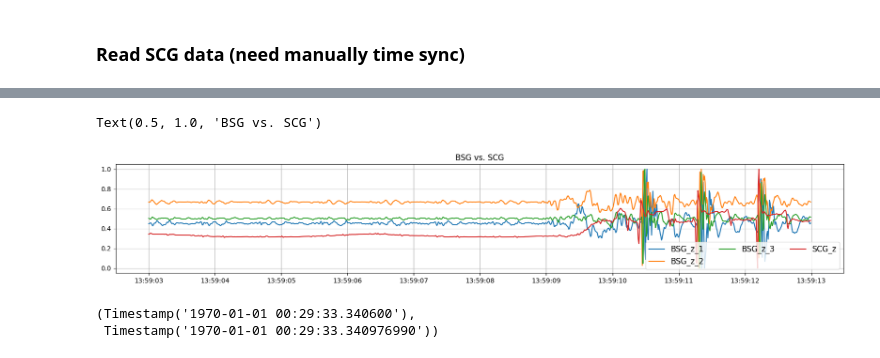
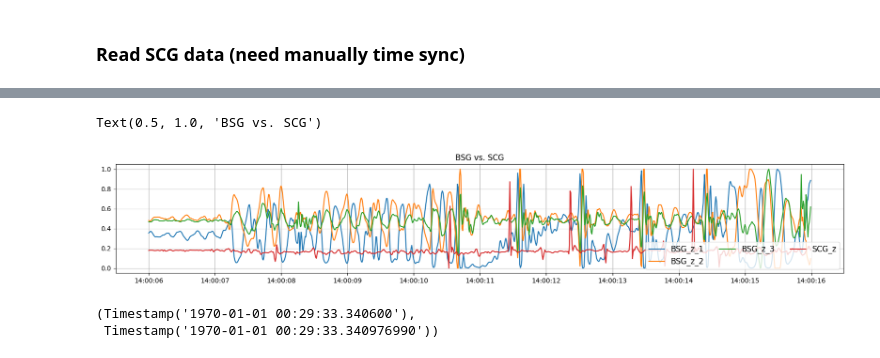
Before and after one commit to ZYY0844/CoreDemo_YY, a Jupyter notebook: processing/data_processing.ipynb, the cells around one changed output, grey strips where cells are left out. Drawn from its saved outputs; the diff is of its cells as text; code cells hidden in the pictures.

Commit message:
data process protocol

```diff
--- a/processing/data_processing.ipynb
+++ b/processing/data_processing.ipynb
@@ -240 +484,33 @@ cur_struct
+# %%
+status = 'test'
+bed_reading = np.load(f'../data/bed_AF_ID_30_compare_{status}.npy', allow_pickle=True).item()
+bed_reading_2 = np.load(f'../data/bed_AF_ID_30_up_{status}.npy', allow_pickle=True).item()
+bed_reading_3 = np.load(f'../data/bed_AF_ID_18_mid_{status}.npy', allow_pickle=True).item()
+signal = bed_reading['data']
+signal_2 = bed_reading_2['data']
+signal_3 = bed_reading_3['data']
+timestamps = bed_reading['timestamps']
+
+
+
+file_name = f'../data/device_device1_{status}.npy'
+scg_reading = np.load(file_name, allow_pickle=True)
+scg_reading.shape
+ts_scg = scg_reading[:, 0]
+# scg_z = (scg_reading[:, 3])
+# true_len_scg = (timestamps[-1]-timestamps[0])/1e9*62
+# print(len(scg_reading[:, 3]), true_len_scg)
+
+# ts_scg, scg_z = resample_with_timestamps(ts_scg, scg_z, target_fs = 100)
+# # env, scg_z = extract_hilbert_envelope_and_remove(scg_z, smooth_win=101, remove_method="divide")
+# print(len(signal_2[0]), len(scg_reading[:, 3]), len(ts_scg), len(scg_z))
+
+# # shanghai timezone is UTC+8, so we need to add 8 hours to the timestamps
+# dt_scg = pd.to_datetime(ts_scg[-1], unit='ns')
+# dt_bsg = pd.to_datetime(timestamps[-1], unit='ns')
+# print(f"Last timestamp of SCG: {dt_scg}, Last timestamp of BSG: {dt_bsg}")
+# idx = find_idx("2026-3-12 13:57:00", timestamps, "Asia/Shanghai")
+# print(idx)
+# # time_gap = min((dt_bsg-dt_scg).total_seconds(), (dt_scg-dt_bsg).total_seconds())
+# # time_gap*100
 # %%
@@ -311,28 +536,28 @@ Last timestamp of SCG: 2026-03-12 06:01:32.990000, Last timestamp of BSG: 2026-0
 # %%
 start = 400
 start = 8300
 start = 13700
 start = 24500
-start = 33000
-# start = 39300
+start = 33500
+start = 39300
 # start = 2500
 end = start + 1000
 # Reshape from (axis, chunk, simple) to (axis, signals) for easier plotting
 
 t = pd.to_datetime(timestamps[start:end]) + pd.to_timedelta(8, unit='h')  # 转换为上海时间
-ts_scg = pd.to_datetime(ts_scg) + pd.to_timedelta(8, unit='h')  # 转换为上海时间
+t_scg = pd.to_datetime(ts_scg) + pd.to_timedelta(8, unit='h')  # 转换为上海时间
 plt.figure(figsize=(20, 3))
 plt.plot(t, norm_ecg(signal[2, start:end])+0, label='BSG_z_1')
 plt.plot(t,norm_ecg(signal_2[2, start:end])+0, label='BSG_z_2')
 plt.plot(t,norm_ecg(signal_3[2, start:end])+0, label='BSG_z_3')
-shift = int(100*2.42)
-plt.plot(ts_scg[start:end], norm_ecg(scg_z[start+shift:end+shift]), label='SCG_z', alpha=1)
+shift = int(100*2.33)
+plt.plot(t_scg[start:end], norm_ecg(scg_z[start+shift:end+shift]), label='SCG_z', alpha=1)
 plt.legend(loc='lower right', fontsize=12, ncol=3)
 plt.grid()
 plt.title(f'BSG vs. SCG')
 # %% [output]
 Text(0.5, 1.0, 'BSG vs. SCG')
-[figure, old version]
+[figure, new version]
 # %%
 # read from the original data files
 # Key words
```
Also changed, not shown: parts of 24 cells of this notebook, 12 other files.
